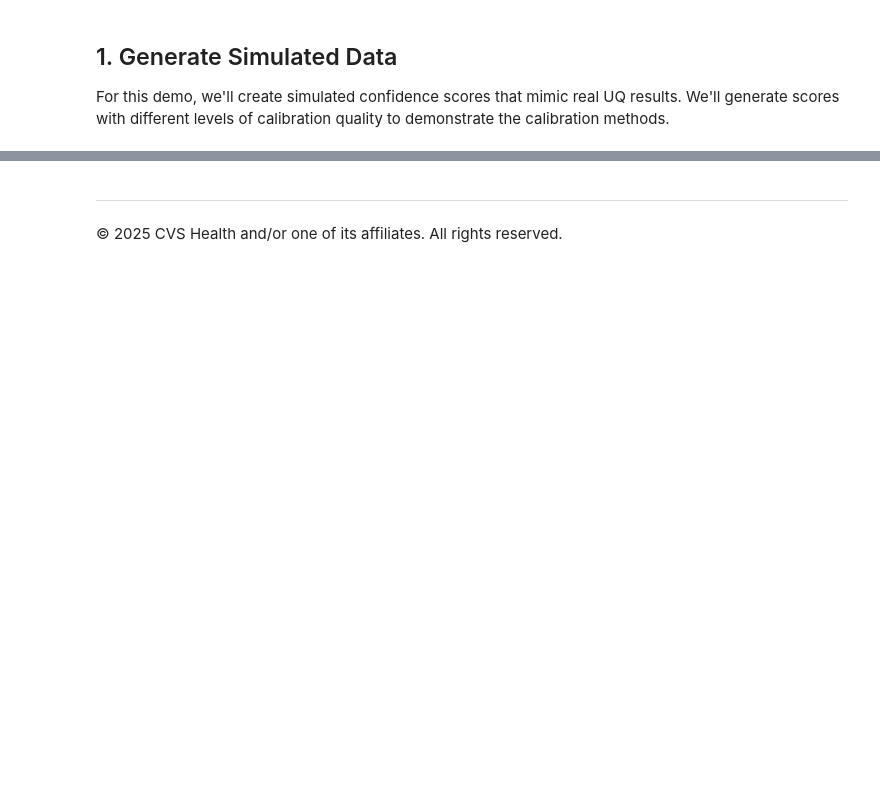
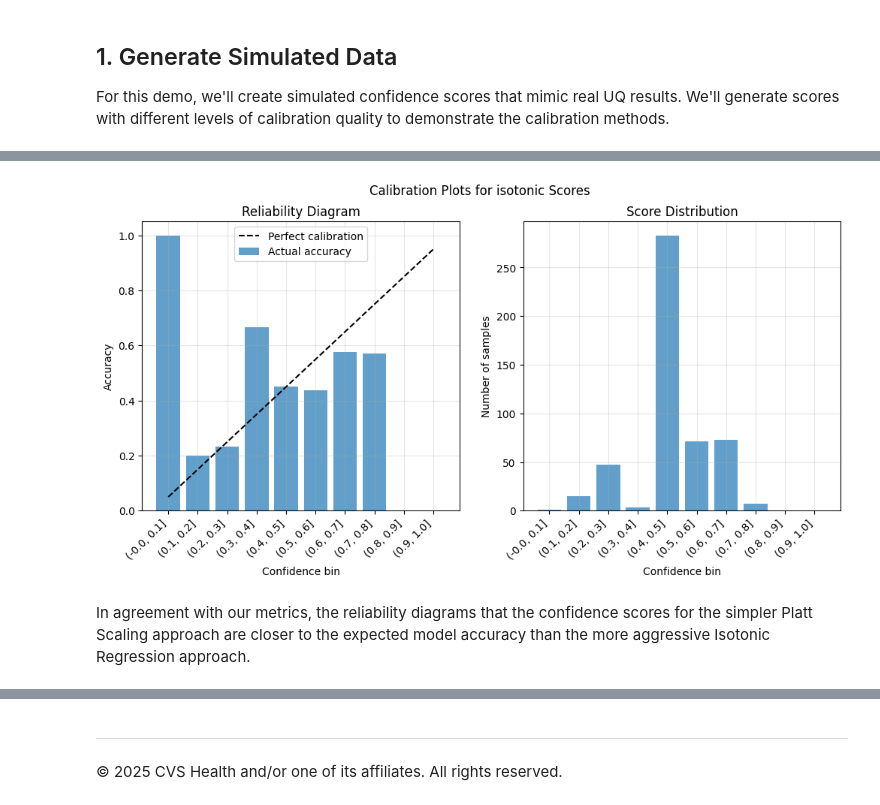
Before and after one commit to jmabry/uqlm, a Jupyter notebook: examples/calibration_demo.ipynb, the cells around one changed output, grey strips where cells are left out. Cells and saved outputs as stored; diff of their text form; code cells hidden in the pictures; blank space fills up the shorter version.

```diff
--- a/examples/calibration_demo.ipynb
+++ b/examples/calibration_demo.ipynb
@@ -301,0 +164,6 @@ F1-Score Improvement:
+# %%
+figures["isotonic_calibration"]
+# %% [output]
+[figure, added]
+# %% [markdown]
+In agreement with our metrics, the reliability diagrams that the confidence scores for the simpler Platt Scaling approach are closer to the expected model accuracy than the more aggressive Isotonic Regression approach.
```
Also changed, not shown: parts of 26 cells of this notebook, 3 other files.
